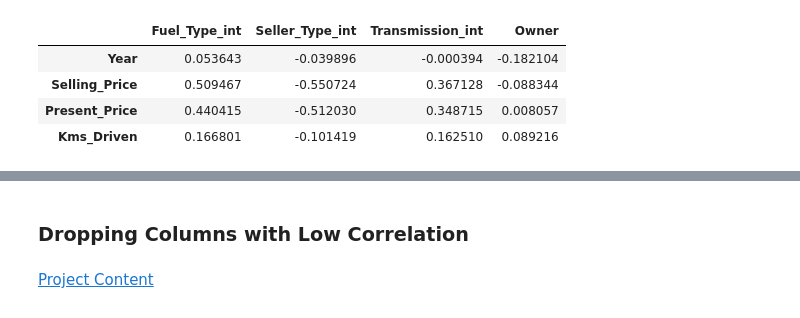
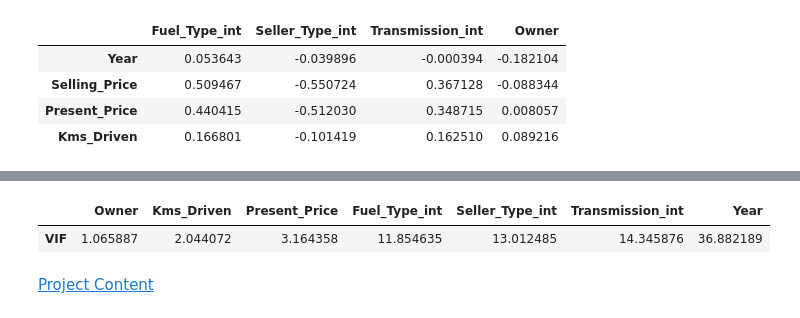
Before and after one commit to mamishere/Car-Dataset, a Jupyter notebook: Car-Dataset.ipynb, the cells around one changed output, grey strips where cells are left out. Drawn from its saved outputs; the diff is of its cells as text; code cells hidden in the pictures.

Commit message:
Defining Correlation Functions

```diff
--- a/Car-Dataset.ipynb
+++ b/Car-Dataset.ipynb
@@ -357,4 +373,13 @@ def sorted_correlation_function(correlation_df):
 
     return corr_df
+# %%
+def vif_function(x_df):
+
+    vif_info = {}
+
+    vif_info["VIF"] = [variance_inflation_factor(x_df.values, i) for i in range(x_df.shape[1])]
+    vif_info = ((pd.DataFrame(vif_info, index = x_df.columns)).sort_values(by = "VIF").T)
+
+    return vif_info
 # %% [markdown]
 ### Analysis between Numeric Fields Among Themselves
@@ -442,5 +429,8 @@ sorted_correlation_function(num_cat_corr_df)
-# %% [markdown]
-### Dropping Columns with Low Correlation
+# %%
+vif_function((df[num_f + cat_f_int]).drop(["Selling_Price"], axis = 1))
+# %% [output]
+|  | Owner | Kms_Driven | Present_Price | Fuel_Type_int | Seller_Type_int | Transmission_int | Year |
+| VIF | 1.065887 | 2.044072 | 3.164358 | 11.854635 | 13.012485 | 14.345876 | 36.882189 |
 # %% [markdown]
 [Project Content](#0)
 # %% [markdown]
```
Also changed, not shown: parts of 14 cells of this notebook.
